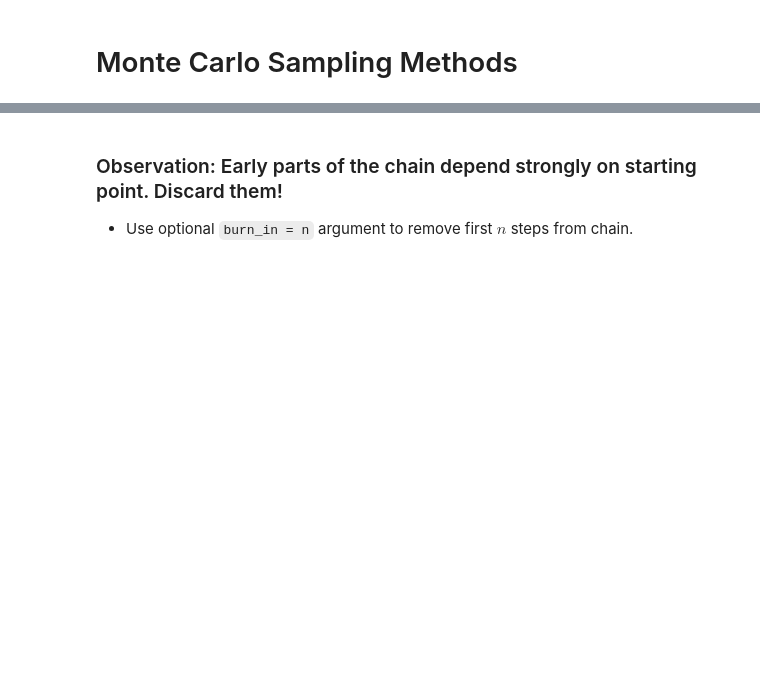
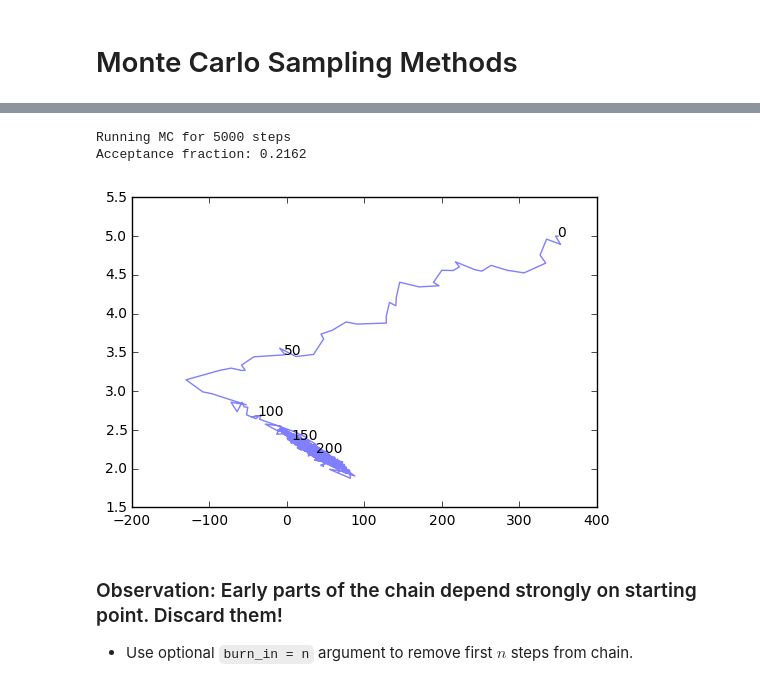
Before and after one commit to KIPAC/StatisticalMethods, a Jupyter notebook: lessons/3.PDFCharacterization.ipynb, the cells around one changed output, grey strips where cells are left out. Cells and saved outputs as stored; diff of their text form; code cells hidden in the pictures; blank space fills up the shorter version.

```diff
--- a/lessons/3.PDFCharacterization.ipynb
+++ b/lessons/3.PDFCharacterization.ipynb
@@ -228,3 +252,17 @@ plt.show()
+# %%
+new_chain = run_MC(m0+5., mstep, b0-100, bstep*2., nsteps)
+
+new_mm = [m for b,m in new_chain]
+new_bb = [b for b,m in new_chain]
+plt.clf()
+plt.plot(new_bb, new_mm,linestyle='-',alpha=0.5)
+for n in range(0,250,50):
+ plt.text(new_bb[n],new_mm[n],"%d"%(n))
+plt.show()
+# %% [output]
+Running MC for 5000 steps
+Acceptance fraction: 0.2162
+[figure, added]
 # %% [markdown]
 ### Observation: Early parts of the chain depend strongly on starting point. Discard them!
 * Use optional `burn_in = n` argument to remove first $n$ steps from chain.
```
Also changed, not shown: parts of 9 cells of this notebook.
